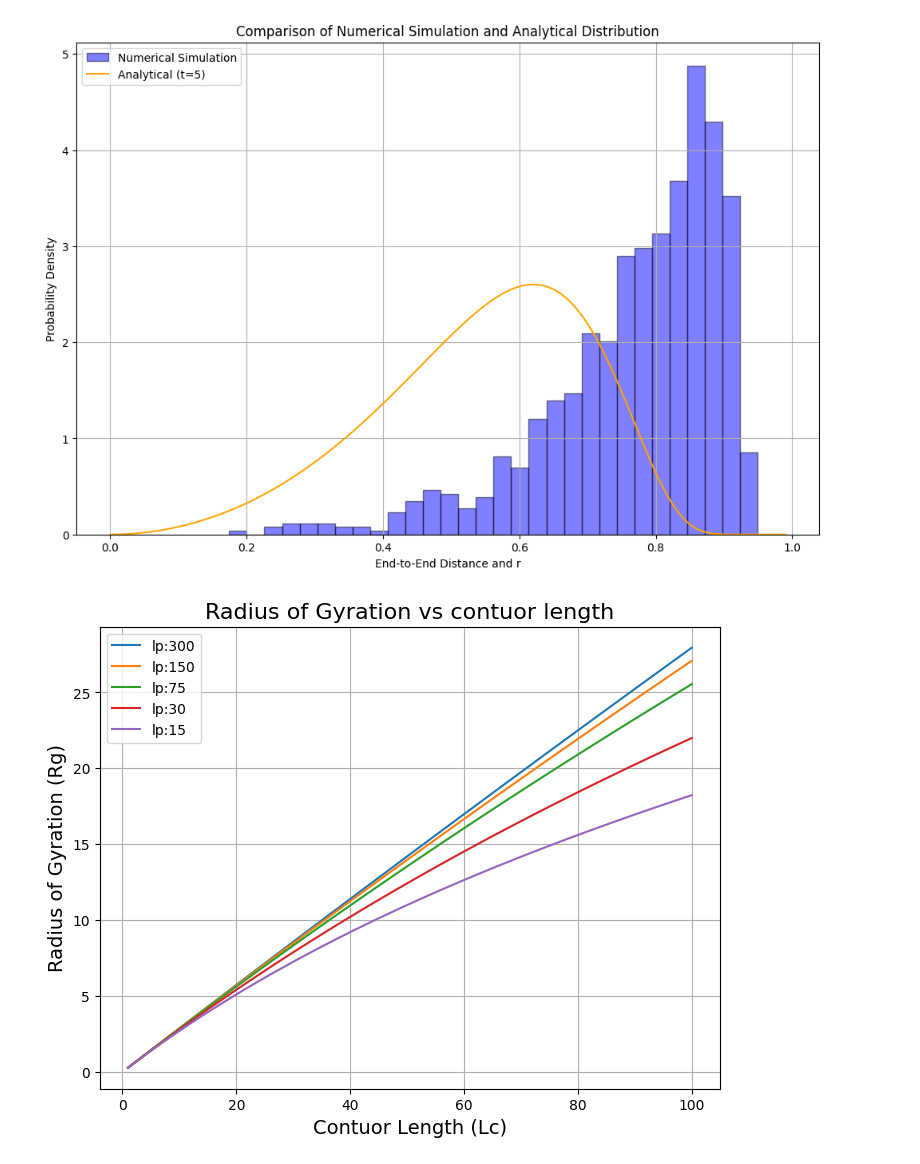
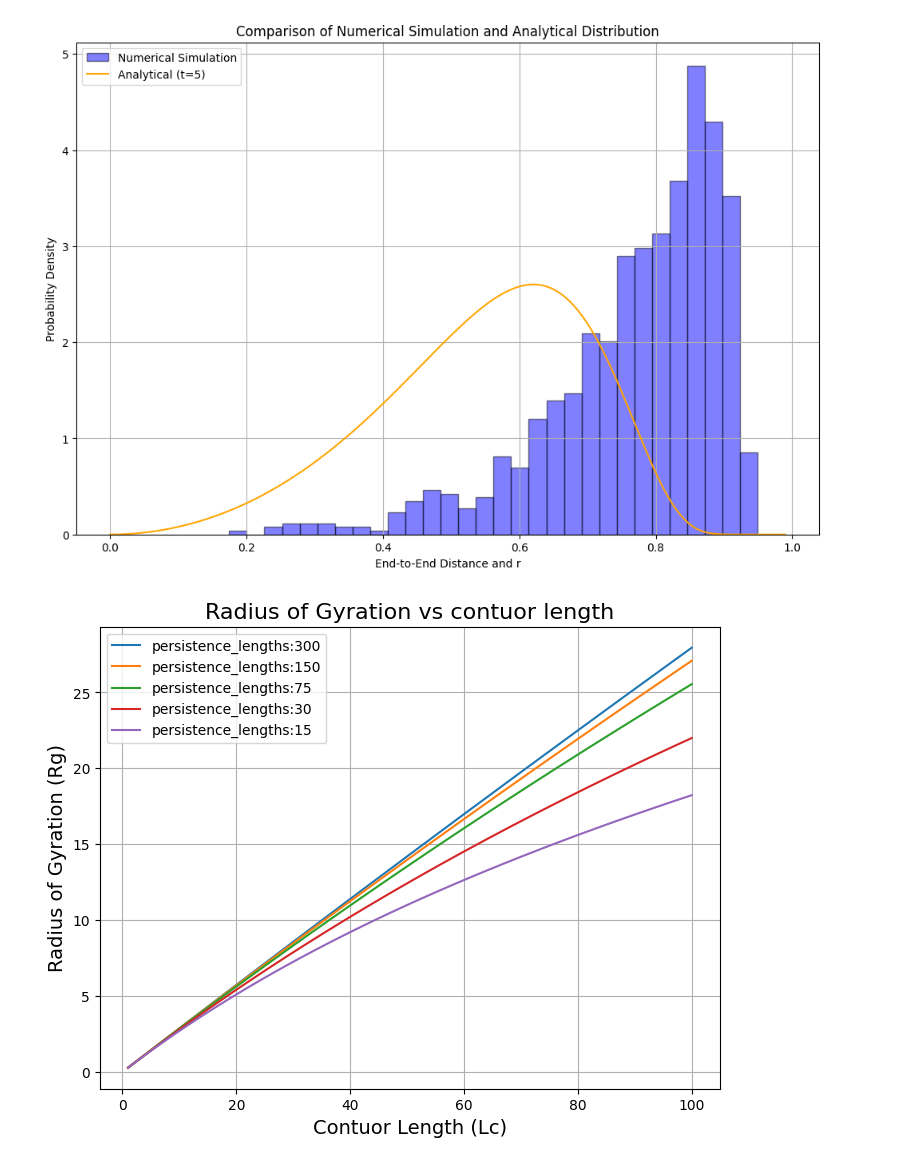
Before and after one commit to B-hub-hue/Python.exam_polymer, a Jupyter notebook: Python_exam_py.ipynb, the cells around one changed output. Cells and saved outputs as stored; diff of their text form; code cells hidden in the pictures.

Commit message:
changing the name of lp to persistence length on the graph

```diff
--- a/Python_exam_py.ipynb
+++ b/Python_exam_py.ipynb
@@ -197,31 +197,31 @@ plt.show()
 # %%
 import numpy as np
 import matplotlib.pyplot as plt
 
 #defing the parameters
 N = 100 # Number of segments
 L = 1
 Lc = np.linspace(1, N, N) # contour lengths
 
 lp = [300, 150, 75, 30, 15] # persistence lengths
 
 def radius_of_gyration(N, Lc, lp):
    B= lp/Lc
 
    return np.sqrt((Lc * lp/3)*(1-3*B*(1-2*B+2*(B**2)-2*(B**2)*np.exp(-1/B))))
 
 # plotting the graph
 plt.figure(figsize=(8, 6))
 
 for lp in lp :
   Rg_values = [radius_of_gyration(N, Lc, lp) for Lc in Lc ]
-  plt.plot(Lc, Rg_values, label=f'lp:{lp}')
+  plt.plot(Lc, Rg_values, label=f'persistence_lengths:{lp}')
 
 plt.xlabel('Contuor Length (Lc)', fontsize=14)
 plt.ylabel('Radius of Gyration (Rg)', fontsize=14)
 plt.title('Radius of Gyration vs contuor length', fontsize=16)
 plt.legend()
 plt.grid(True)
 plt.show()
 # %% [output]
-[figure, old version]
+[figure, new version]
```
